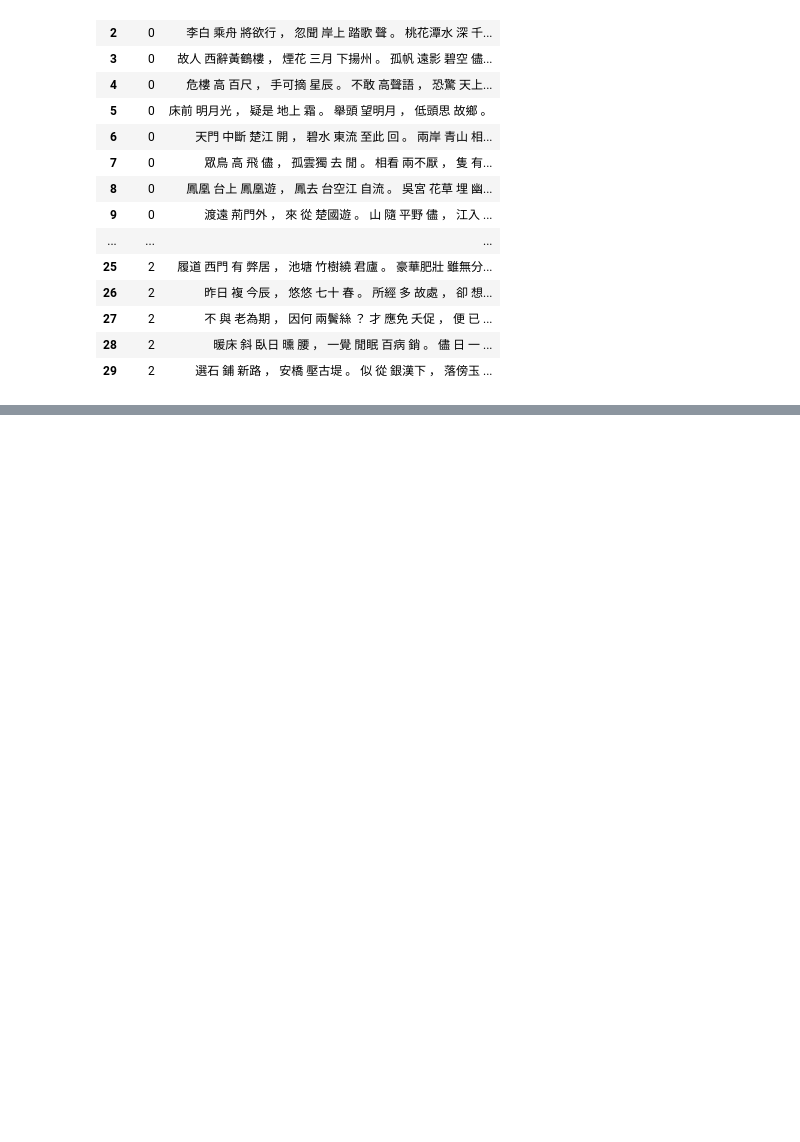
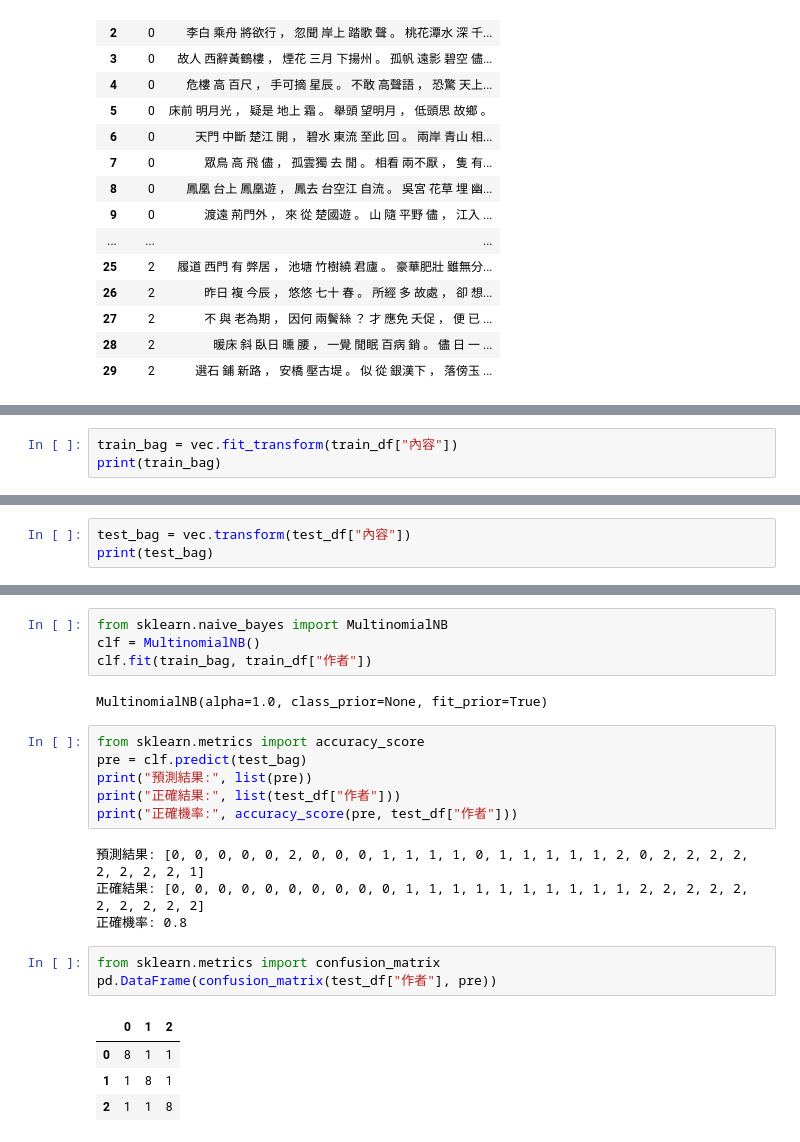
Before and after one commit to Elwing-Chou/mlclass2, a Jupyter notebook: NaiveBayesClassification.ipynb, the cells around one changed output, grey strips where cells are left out. Cells and saved outputs as stored; diff of their text form; blank space fills up the shorter version.

```diff
--- a/NaiveBayesClassification.ipynb
+++ b/NaiveBayesClassification.ipynb
@@ -200,0 +204,3 @@ test_df
+# %%
+train_bag = vec.fit_transform(train_df["內容"])
+print(train_bag)
@@ -200,0 +247,3 @@ test_df
+# %%
+test_bag = vec.transform(test_df["內容"])
+print(test_bag)
@@ -200,0 +268,24 @@ test_df
+# %%
+from sklearn.naive_bayes import MultinomialNB
+clf = MultinomialNB()
+clf.fit(train_bag, train_df["作者"])
+# %% [output]
+MultinomialNB(alpha=1.0, class_prior=None, fit_prior=True)
+# %%
+from sklearn.metrics import accuracy_score
+pre = clf.predict(test_bag)
+print("預測結果:", list(pre))
+print("正確結果:", list(test_df["作者"]))
+print("正確機率:", accuracy_score(pre, test_df["作者"]))
+# %% [output]
+預測結果: [0, 0, 0, 0, 0, 2, 0, 0, 0, 1, 1, 1, 1, 0, 1, 1, 1, 1, 1, 2, 0, 2, 2, 2, 2, 2, 2, 2, 2, 1]
+正確結果: [0, 0, 0, 0, 0, 0, 0, 0, 0, 0, 1, 1, 1, 1, 1, 1, 1, 1, 1, 1, 2, 2, 2, 2, 2, 2, 2, 2, 2, 2]
+正確機率: 0.8
+# %%
+from sklearn.metrics import confusion_matrix
+pd.DataFrame(confusion_matrix(test_df["作者"], pre))
+# %% [output]
+|  | 0 | 1 | 2 |
+| 0 | 8 | 1 | 1 |
+| 1 | 1 | 8 | 1 |
+| 2 | 1 | 1 | 8 |
```
Also changed, not shown: parts of 5 cells of this notebook, 4 other files.
